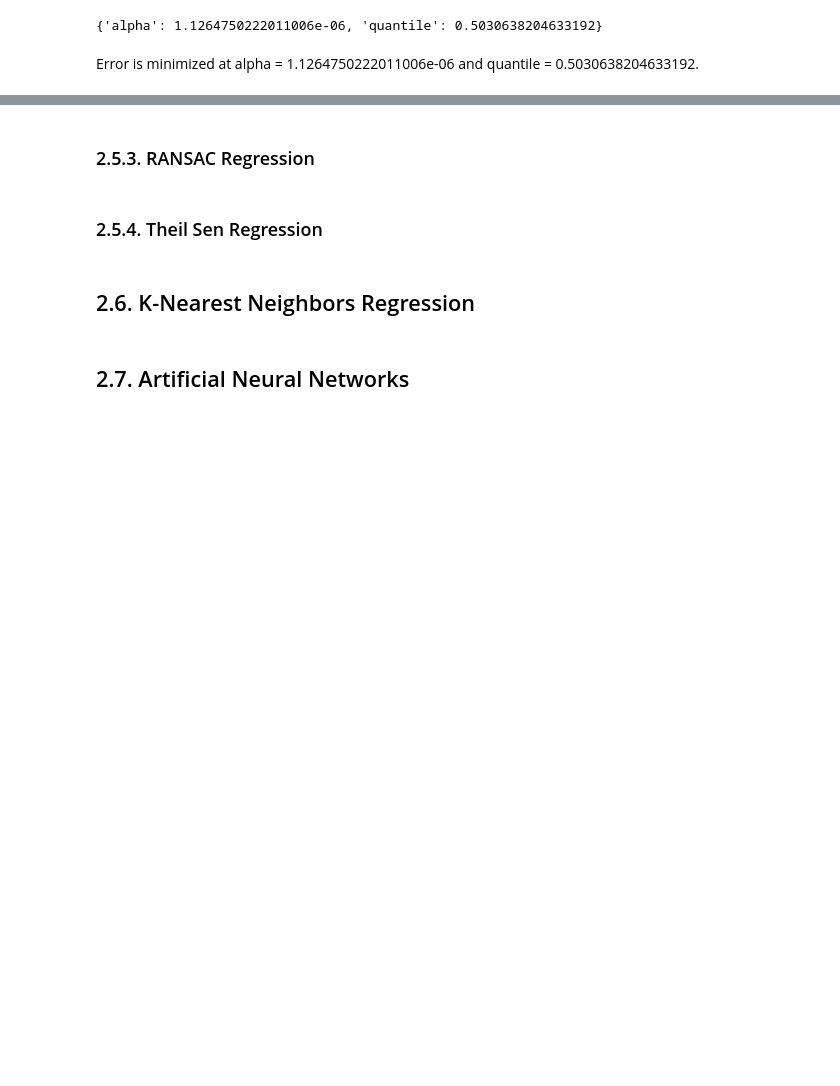
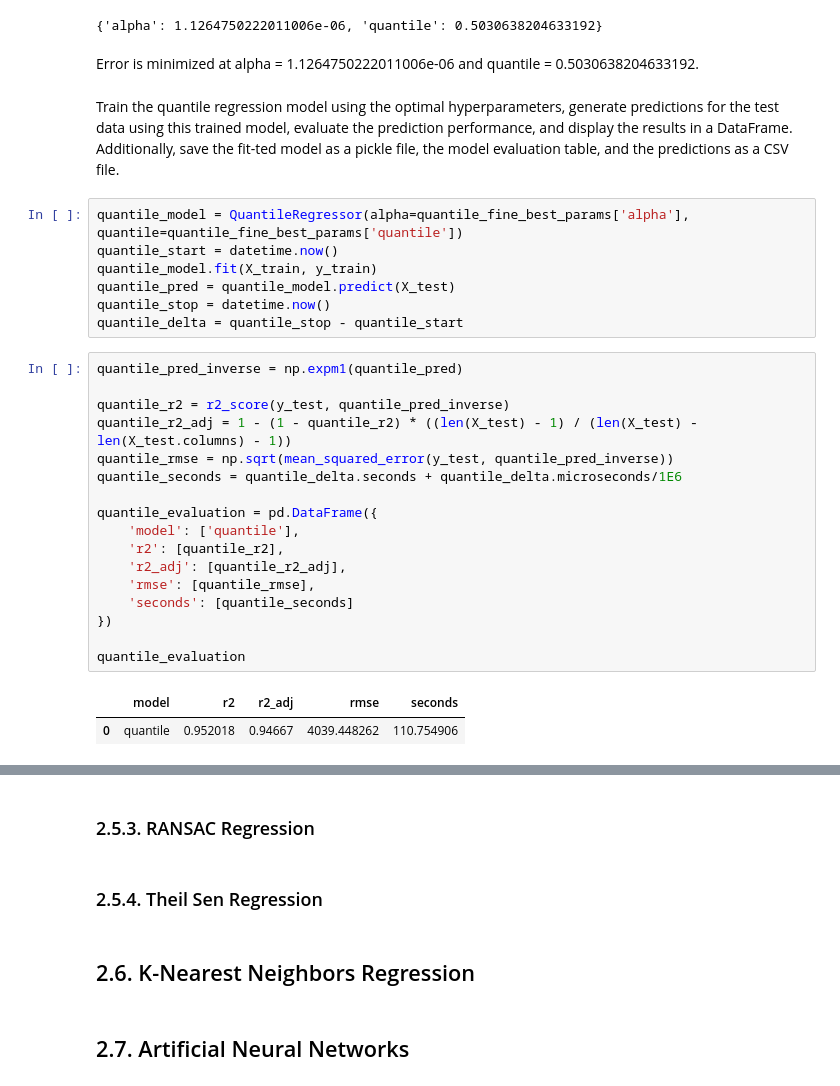
Before and after one commit to JAlbertOfficial/autoscout24-car-price-prediction, a Jupyter notebook: notebooks/3.0-ja-model-train-hyperparameter-tuning.ipynb, the cells around one changed output, grey strips where cells are left out. Cells and saved outputs as stored; diff of their text form; blank space fills up the shorter version.

Commit message:
feat: train quantile regression model  with optimal hyperparameter, generate test predictions, evaluate performance, and save results as pkl and csv files

```diff
--- a/notebooks/3.0-ja-model-train-hyperparameter-tuning.ipynb
+++ b/notebooks/3.0-ja-model-train-hyperparameter-tuning.ipynb
@@ -639,3 +639,32 @@ quantile_fine_best_params
 {'alpha': 1.1264750222011006e-06, 'quantile': 0.5030638204633192}
 # %% [markdown]
 Error is minimized at alpha = 1.1264750222011006e-06 and quantile = 0.5030638204633192.
+# %% [markdown]
+Train the quantile regression model using the optimal hyperparameters, generate predictions for the test data using this trained model, evaluate the prediction performance, and display the results in a DataFrame. Additionally, save the fit-ted model as a pickle file, the model evaluation table, and the predictions as a CSV file.
+# %%
+quantile_model = QuantileRegressor(alpha=quantile_fine_best_params['alpha'], quantile=quantile_fine_best_params['quantile'])
+quantile_start = datetime.now()
+quantile_model.fit(X_train, y_train)
+quantile_pred = quantile_model.predict(X_test)
+quantile_stop = datetime.now()
+quantile_delta = quantile_stop - quantile_start
+# %%
+quantile_pred_inverse = np.expm1(quantile_pred)
+
+quantile_r2 = r2_score(y_test, quantile_pred_inverse)
+quantile_r2_adj = 1 - (1 - quantile_r2) * ((len(X_test) - 1) / (len(X_test) - len(X_test.columns) - 1))
+quantile_rmse = np.sqrt(mean_squared_error(y_test, quantile_pred_inverse))
+quantile_seconds = quantile_delta.seconds + quantile_delta.microseconds/1E6
+
+quantile_evaluation = pd.DataFrame({
+    'model': ['quantile'],
+    'r2': [quantile_r2],
+    'r2_adj': [quantile_r2_adj],
+    'rmse': [quantile_rmse],
+    'seconds': [quantile_seconds]
+})
+
+quantile_evaluation
+# %% [output]
+|  | model | r2 | r2_adj | rmse | seconds |
+| 0 | quantile | 0.952018 | 0.94667 | 4039.448262 | 110.754906 |
```
Also changed, not shown: parts of 1 cell of this notebook, 3 other files.
